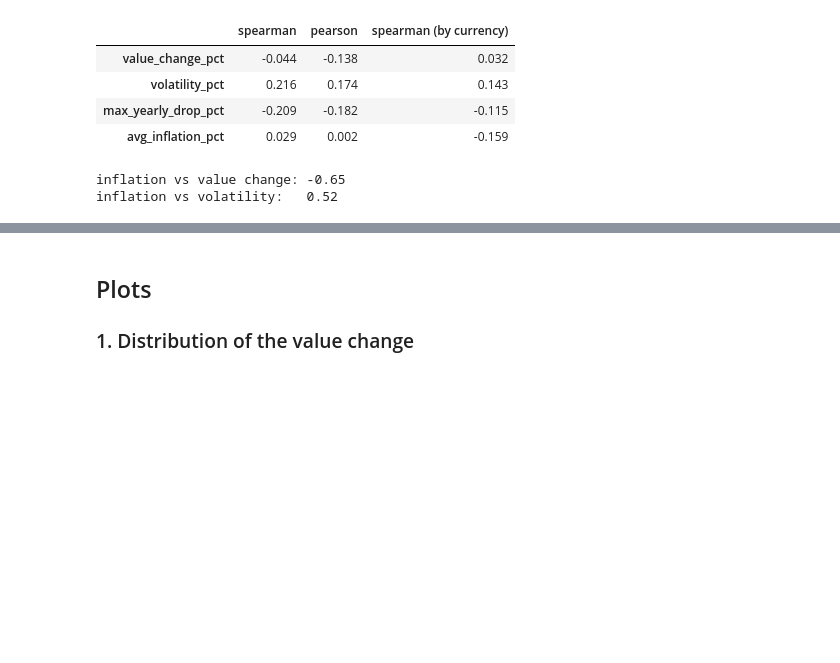
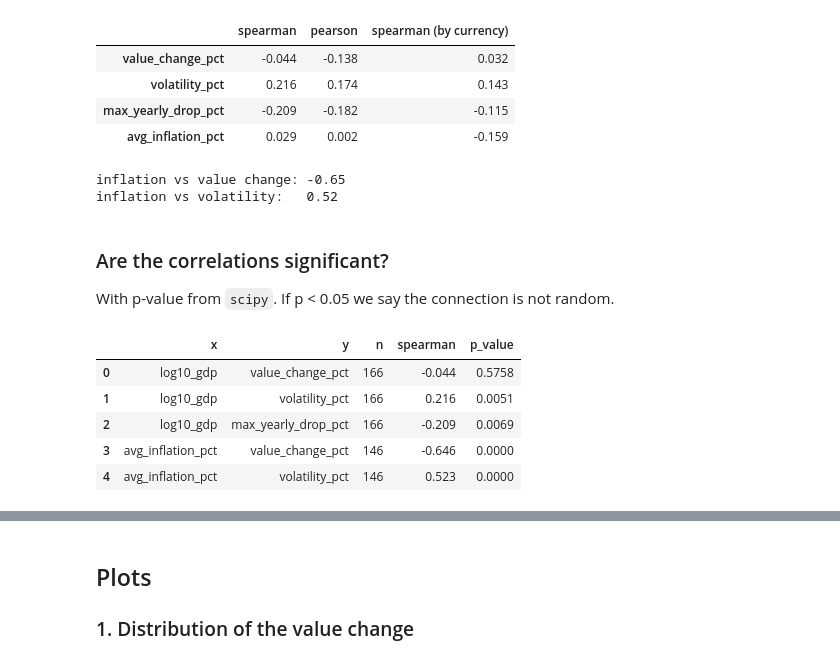
Before and after one commit to KalybaiNurdaulet/Exchange-rates-and-national-economies, a Jupyter notebook: 04_Analysis_Visualization_Kundyz.ipynb, the cells around one changed output, grey strips where cells are left out. Saved outputs shown, nothing was run; the diff lists cells and outputs as text; code cells hidden in the pictures; blank space fills up the shorter version.

Commit message:
Kundyz: p-values, test without fixed currencies, updated conclusions

```diff
--- a/04_Analysis_Visualization_Kundyz.ipynb
+++ b/04_Analysis_Visualization_Kundyz.ipynb
@@ -121,3 +121,29 @@ print("inflation vs volatility:  ", round(spearman.loc["avg_inflation_pct", "vol
 # %% [output]
 inflation vs value change: -0.65
 inflation vs volatility:   0.52
+# %% [markdown]
+### Are the correlations significant?
+With p-value from `scipy`. If p < 0.05 we say the connection is not random.
+# %%
+from scipy.stats import spearmanr
+
+pairs = [("log10_gdp", "value_change_pct"), ("log10_gdp", "volatility_pct"),
+         ("log10_gdp", "max_yearly_drop_pct"), ("avg_inflation_pct", "value_change_pct"),
+         ("avg_inflation_pct", "volatility_pct")]
+
+def test_pairs(data):
+    rows = []
+    for a, b in pairs:
+        d = data.dropna(subset=[a, b])
+        rho, p = spearmanr(d[a], d[b])
+        rows.append({"x": a, "y": b, "n": len(d), "spearman": round(rho, 3), "p_value": round(p, 4)})
+    return pd.DataFrame(rows)
+
+test_pairs(df)
+# %% [output]
+|  | x | y | n | spearman | p_value |
+| 0 | log10_gdp | value_change_pct | 166 | -0.044 | 0.5758 |
+| 1 | log10_gdp | volatility_pct | 166 | 0.216 | 0.0051 |
+| 2 | log10_gdp | max_yearly_drop_pct | 166 | -0.209 | 0.0069 |
+| 3 | avg_inflation_pct | value_change_pct | 146 | -0.646 | 0.0000 |
+| 4 | avg_inflation_pct | volatility_pct | 146 | 0.523 | 0.0000 |
```
Also changed, not shown: parts of 6 cells of this notebook, 6 other files.
